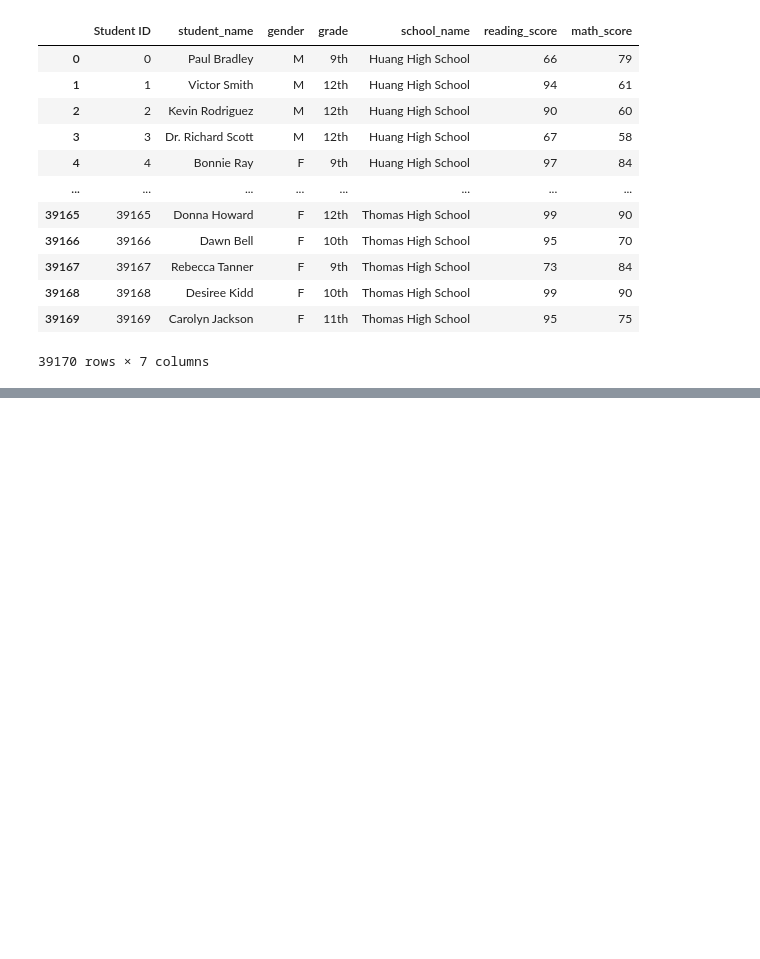
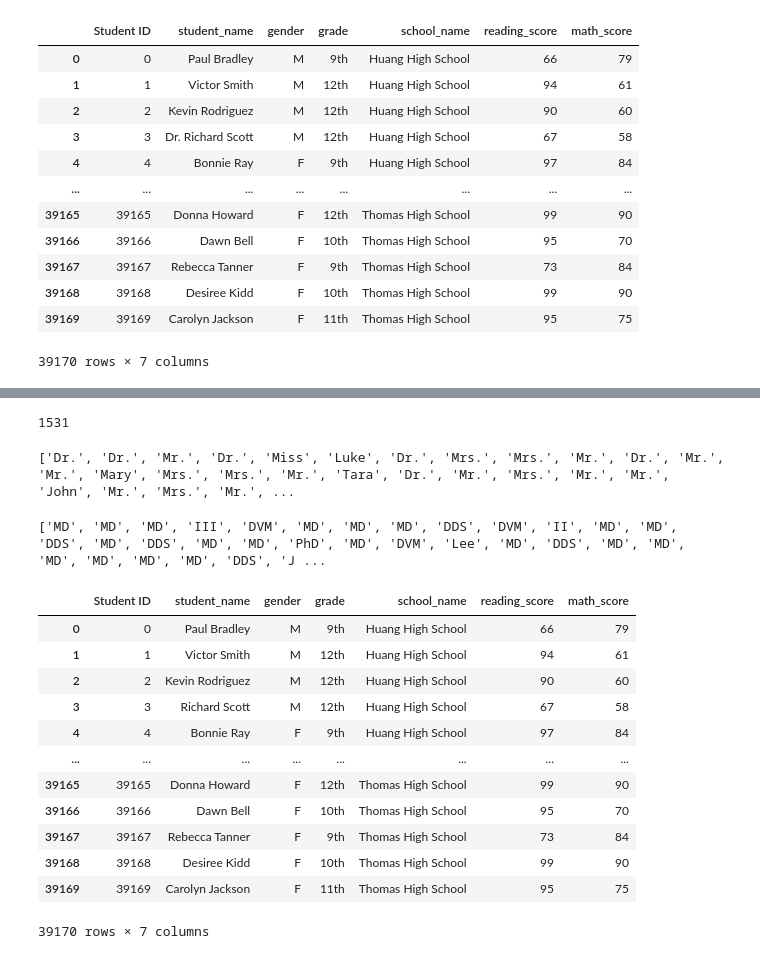
Before and after one commit to bmcnamee96/School_District_Analysis, a Jupyter notebook: PyCitySchools.ipynb, the cells around one changed output, grey strips where cells are left out. Cells and saved outputs as stored; diff of their text form; code cells hidden in the pictures; blank space fills up the shorter version.

```diff
--- a/PyCitySchools.ipynb
+++ b/PyCitySchools.ipynb
@@ -46,0 +189,60 @@ student_data_df
+# %%
+# create a new list and use it for the for loop to iterate through the list
+students_to_fix = []
+
+# use an if statement to check the length of the name
+# if the name is greater than or equal to 3, add the name to the list
+
+for name in student_names:
+    if len(name.split()) >= 3:
+        students_to_fix.append(name)
+
+# get the length of the students whose names are greater than or equal to 3
+len(students_to_fix)
+# %% [output]
+1531
+# %%
+# add the prefixes less than or equal to 4 in a new list
+prefixes = []
+
+for name in students_to_fix:
+    if len(name.split()[0]) <= 4:
+        prefixes.append(name.split()[0])
+
+print(prefixes)
+# %% [output]
+['Dr.', 'Dr.', 'Mr.', 'Dr.', 'Miss', 'Luke', 'Dr.', 'Mrs.', 'Mrs.', 'Mr.', 'Dr.', 'Mr.', 'Mr.', 'Mary', 'Mrs.', 'Mrs.', 'Mr.', 'Tara', 'Dr.', 'Mr.', 'Mrs.', 'Mr.', 'Mr.', 'John', 'Mr.', 'Mrs.', 'Mr.', ...
+# %%
+# add the suffixes less than or equal to 3 to a new list
+suffixes = []
+
+for name in students_to_fix:
+    if len(name.split()[-1]) <= 3:
+        suffixes.append(name.split()[-1])
+
+print(suffixes)
+# %% [output]
+['MD', 'MD', 'MD', 'III', 'DVM', 'MD', 'MD', 'MD', 'DDS', 'DVM', 'II', 'MD', 'MD', 'DDS', 'MD', 'DDS', 'MD', 'MD', 'PhD', 'MD', 'DVM', 'Lee', 'MD', 'DDS', 'MD', 'MD', 'MD', 'MD', 'MD', 'MD', 'DDS', 'J ...
+# %%
+# add each prefix and suffix to remove to a list
+prefixes_suffixes = ["Dr. ", "Mr. ", "Ms. ", "Mrs. ", "Miss ", " MD", " DDS", " DVM", " PhD"]
+# %%
+# iterate through the prefixes_suffixes lsit and replace them with an empty space, "" when it appears in the students's name
+for word in prefixes_suffixes:
+    student_data_df["student_name"] = student_data_df["student_name"].str.replace(word, "")
+# %%
+student_data_df
+# %% [output]
+|  | Student ID | student_name | gender | grade | school_name | reading_score | math_score |
+| 0 | 0 | Paul Bradley | M | 9th | Huang High School | 66 | 79 |
+| 1 | 1 | Victor Smith | M | 12th | Huang High School | 94 | 61 |
+| 2 | 2 | Kevin Rodriguez | M | 12th | Huang High School | 90 | 60 |
+| 3 | 3 | Richard Scott | M | 12th | Huang High School | 67 | 58 |
+| 4 | 4 | Bonnie Ray | F | 9th | Huang High School | 97 | 84 |
+| ... | ... | ... | ... | ... | ... | ... | ... |
+| 39165 | 39165 | Donna Howard | F | 12th | Thomas High School | 99 | 90 |
+| 39166 | 39166 | Dawn Bell | F | 10th | Thomas High School | 95 | 70 |
+| 39167 | 39167 | Rebecca Tanner | F | 9th | Thomas High School | 73 | 84 |
+| 39168 | 39168 | Desiree Kidd | F | 10th | Thomas High School | 99 | 90 |
+| 39169 | 39169 | Carolyn Jackson | F | 11th | Thomas High School | 95 | 75 |
+39170 rows × 7 columns
```
Also changed, not shown: parts of 10 cells of this notebook.
